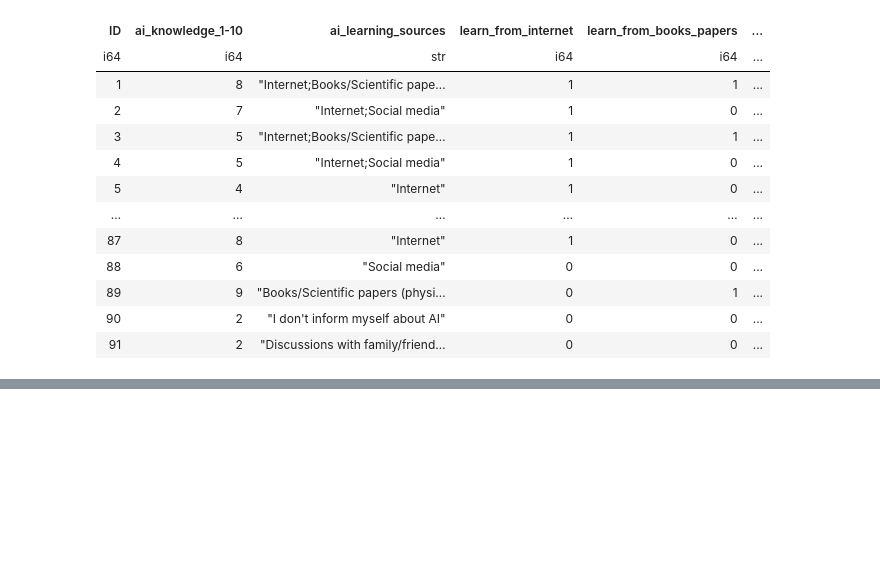
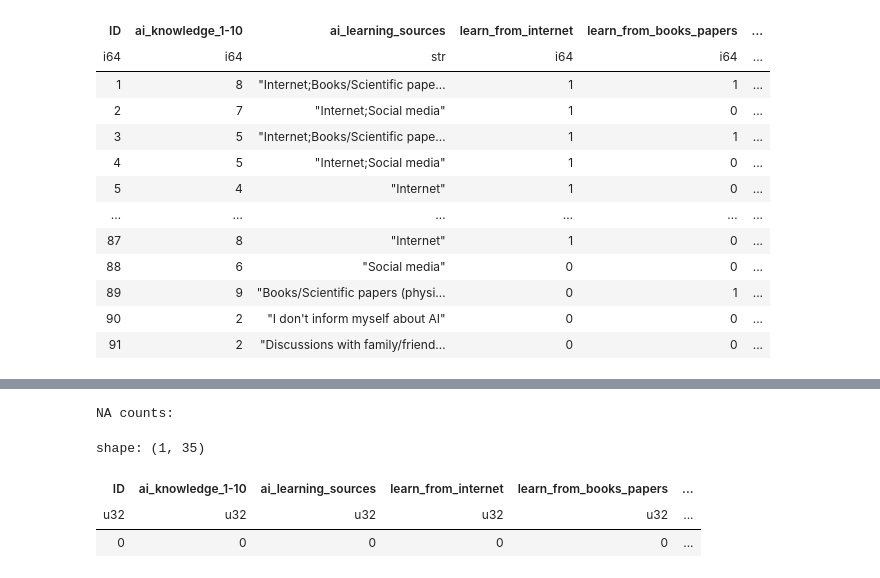
Before and after one commit to danield2255/ai_in_education_analysis, a Jupyter notebook: SurveyDataExploration.ipynb, the cells around one changed output, grey strips where cells are left out. Drawn from its saved outputs; the diff is of its cells as text; code cells hidden in the pictures; blank space fills up the shorter version.

```diff
--- a/SurveyDataExploration.ipynb
+++ b/SurveyDataExploration.ipynb
@@ -240,0 +213,9 @@ shape: (91, 35)
+# %%
+print("NA counts:")
+df_new.select([pl.all().null_count()])
+# %% [output]
+NA counts:
+shape: (1, 35)
+| ID | ai_knowledge_1-10 | ai_learning_sources | learn_from_internet | learn_from_books_papers | ... |
+| u32 | u32 | u32 | u32 | u32 | ... |
+| 0 | 0 | 0 | 0 | 0 | ... |
```
Also changed, not shown: parts of 9 cells of this notebook, 1 other file.
